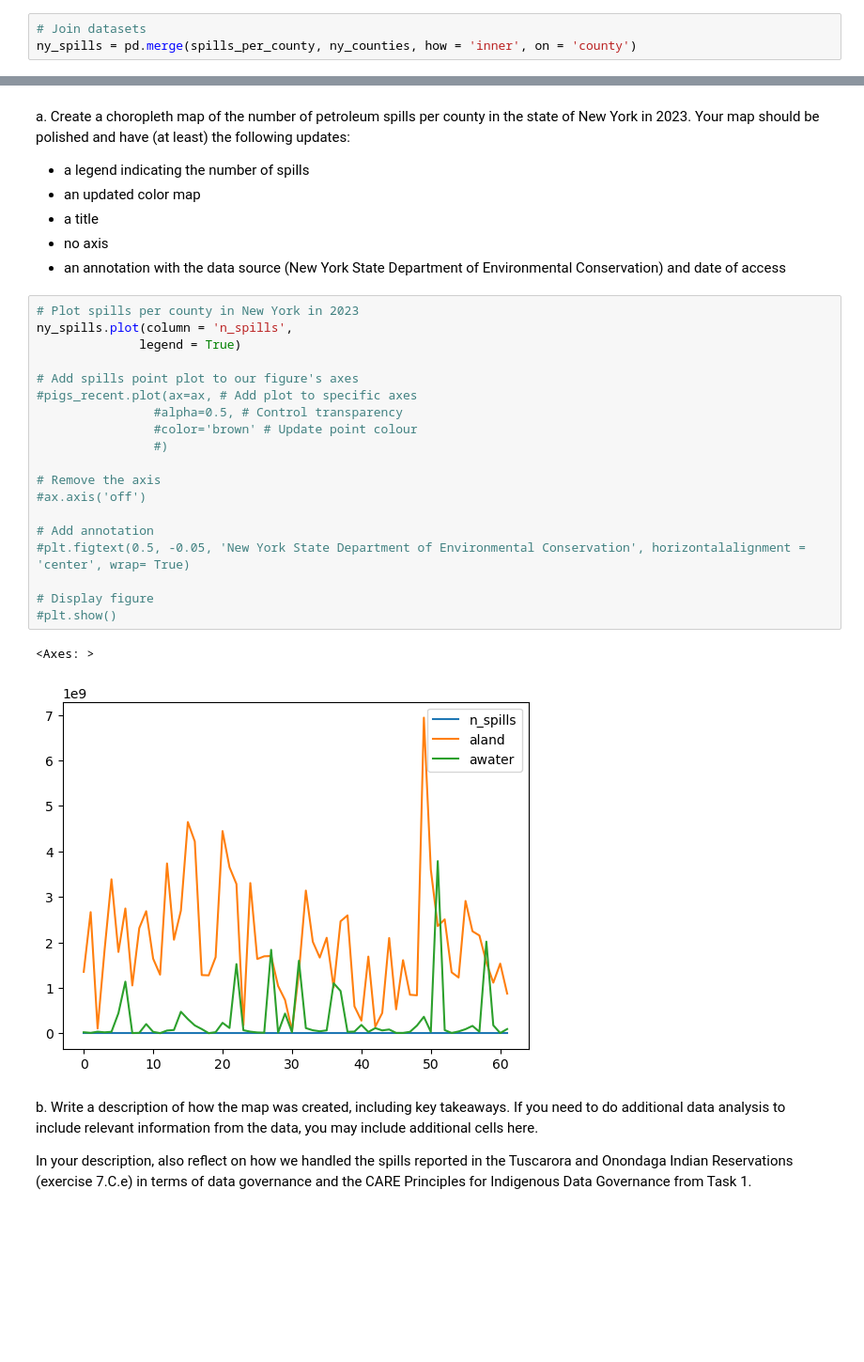
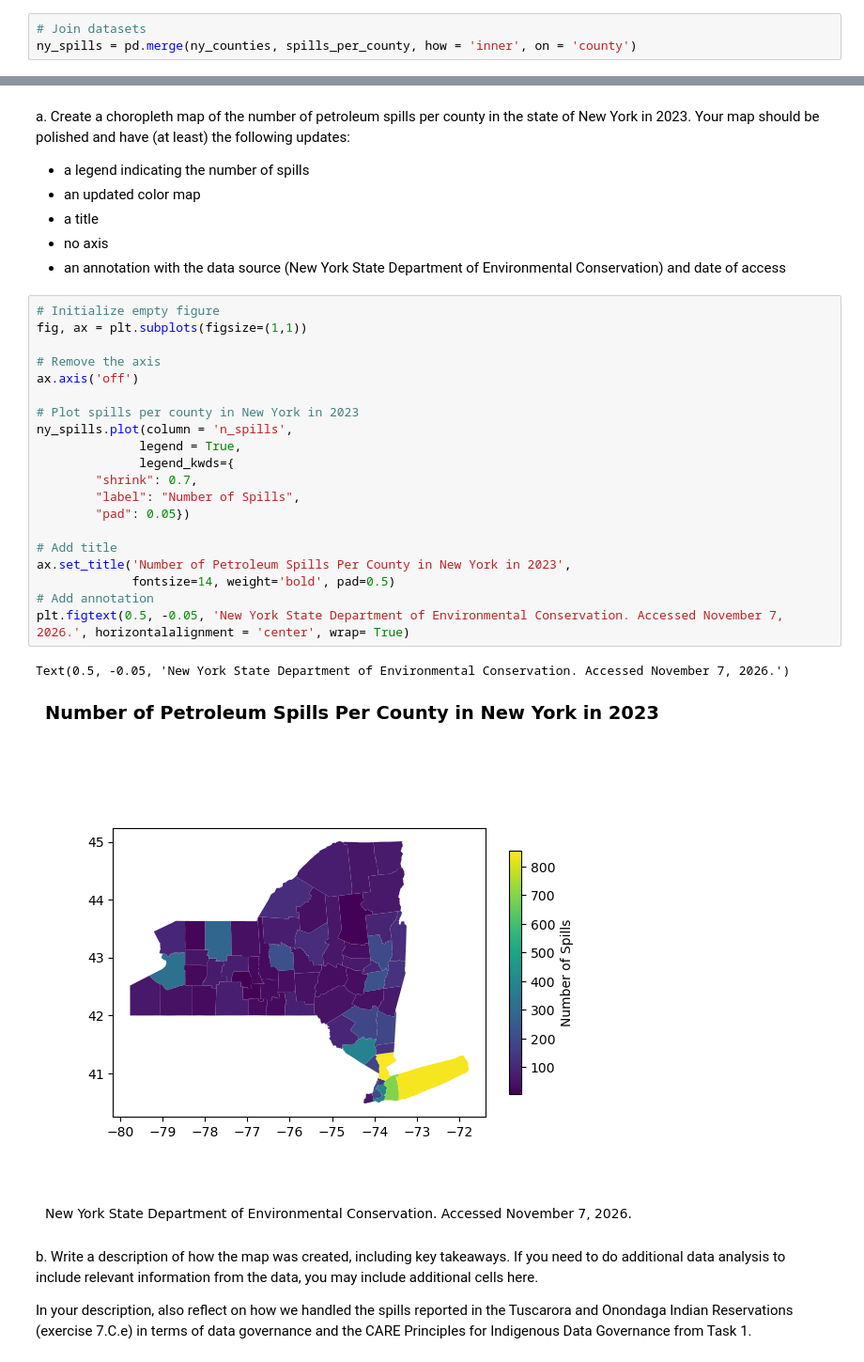
Before and after one commit to RachelMGitH/eds220-hwk3, a Jupyter notebook: hwk3-task2-spills.ipynb, the cells around one changed output, grey strips where cells are left out. Shown at 94% size. Drawn from its saved outputs; the diff is of its cells as text; blank space fills up the shorter version.

```diff
--- a/hwk3-task2-spills.ipynb
+++ b/hwk3-task2-spills.ipynb
@@ -530,7 +597,7 @@ ny_counties = ny_counties.rename(columns = {'name': 'county'})
 b. Store the inner join of the `spills_per_county` and `ny_counties` dataframes in a new variable named `ny_spills`.
 # %%
 # Join datasets
-ny_spills = pd.merge(spills_per_county, ny_counties, how = 'inner', on = 'county')
+ny_spills = pd.merge(ny_counties, spills_per_county, how = 'inner', on = 'county')
 # %% [markdown]
 <!-- BEGIN QUESTION -->
 
@@ -589,27 +659,29 @@ Your map should be polished and have (at least) the following updates:
 - no axis
 - an annotation with the data source (New York State Department of Environmental Conservation) and date of access
 # %%
+# Initialize empty figure
+fig, ax = plt.subplots(figsize=(1,1))
+
+# Remove the axis
+ax.axis('off')
+
 # Plot spills per county in New York in 2023
 ny_spills.plot(column = 'n_spills',
-              legend = True)
+              legend = True,
+              legend_kwds={
+        "shrink": 0.7,
+        "label": "Number of Spills",
+        "pad": 0.05})
 
-# Add spills point plot to our figure's axes
-#pigs_recent.plot(ax=ax, # Add plot to specific axes
-                #alpha=0.5, # Control transparency
-                #color='brown' # Update point colour
-                #)
-
-# Remove the axis
-#ax.axis('off')
-
+# Add title
+ax.set_title('Number of Petroleum Spills Per County in New York in 2023',
+             fontsize=14, weight='bold', pad=0.5)
 # Add annotation
-#plt.figtext(0.5, -0.05, 'New York State Department of Environmental Conservation', horizontalalignment = 'center', wrap= True)
-
-# Display figure
-#plt.show()
+plt.figtext(0.5, -0.05, 'New York State Department of Environmental Conservation. Accessed November 7, 2026.', horizontalalignment = 'center', wrap= True)
 # %% [output]
-<Axes: >
+Text(0.5, -0.05, 'New York State Department of Environmental Conservation. Accessed November 7, 2026.')
-[figure, old version]
+[figure, new version]
+[figure, added]
 # %% [markdown]
 b. Write a description of how the map was created, including key takeaways. If you need to do additional data analysis to include relevant information from the data, you may include additional cells here.
 
```
Also changed, not shown: parts of 12 cells of this notebook.
